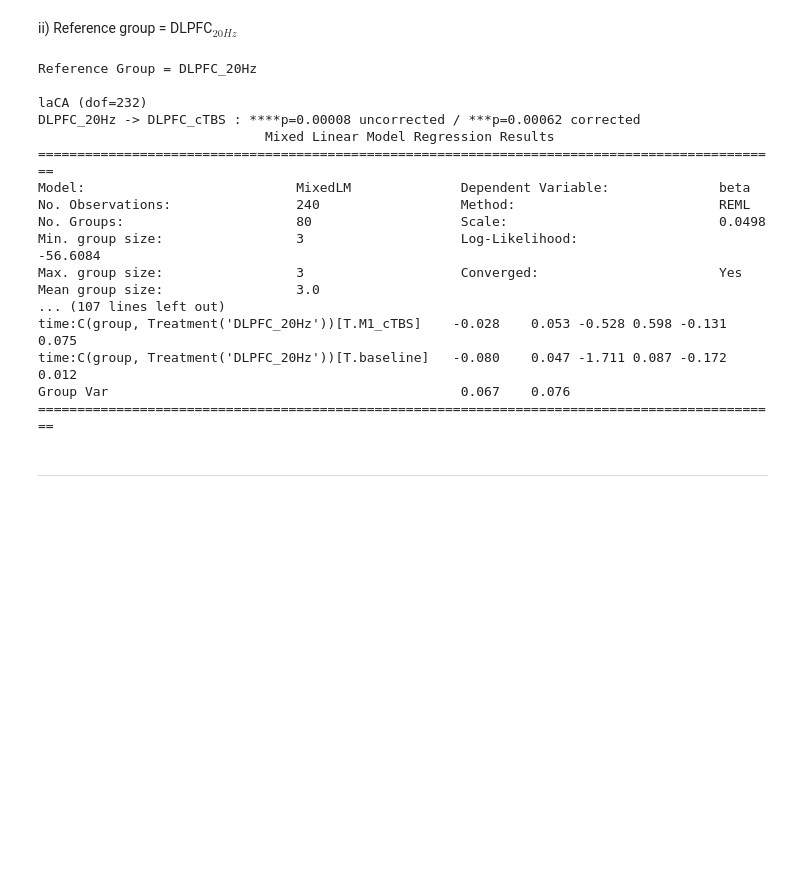
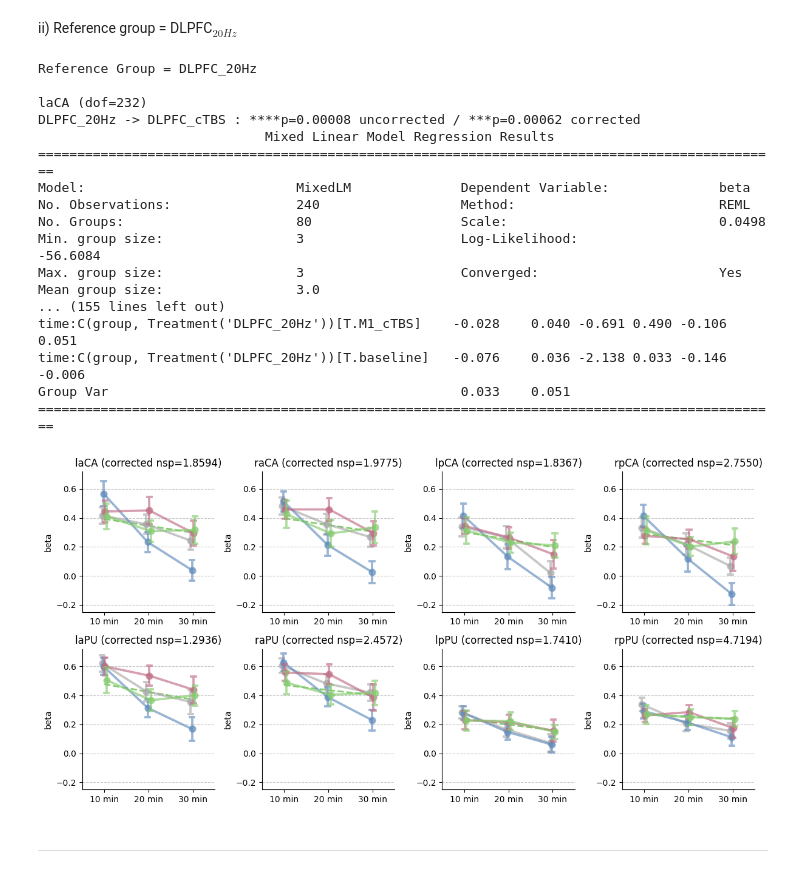
Before and after one commit to psb629/CommonLab, a Jupyter notebook: GP/scripts/LME.ipynb, the cells around one changed output. Cells and saved outputs as stored; diff of their text form; code cells hidden in the pictures; blank space fills up the shorter version.

```diff
--- a/GP/scripts/LME.ipynb
+++ b/GP/scripts/LME.ipynb
@@ -328,7 +343,6 @@ group_ref = 'DLPFC_20Hz'
 # %%
 fig, axs = plt.subplots(ncols=4, nrows=2, figsize=(12,6))
 axs = np.reshape(axs, -1)
-palette = sns.color_palette("deep", len(list_roi))
 x = np.array([0,1,2])
 
 print('Reference Group = %s\n'%group_ref)
@@ -348,18 +362,23 @@ for ii, roi in enumerate(list_roi):
         x,y,
         label='slope=%.4f'%result.params.time,
         linestyle='--', linewidth=2,
-        color=palette[0] # No-stim
+        color=palette[-1] # DLPFC_20Hz
     )
 
     # *8 means a correction (8 ROIs)
     pval = result.pvalues.time*8
     ax.set_title('%s (corrected %sp=%.4f)'%(roi, convert_pvalue_to_asterisks(pval), pval))
 
-    g = sns.swarmplot(
+    ax.spines['right'].set_visible(False)
+    ax.spines['top'].set_visible(False)
+    ax.grid(axis='y', linestyle='--', alpha=0.7)
+
+    g = sns.pointplot(
         data=df_tmp,
         x='time', y='beta', hue='group', hue_order=list_group,
-        size=3,
-        # color=palette[ii],
+        errorbar='se', capsize=0.1,
+        dodge=True,
+        palette=palette, alpha=0.65,
         ax=ax
     )
     g.legend().remove()
@@ -368,41 +387,42 @@ for ii, roi in enumerate(list_roi):
     g.set_xticklabels(['10 min', '20 min', '30 min'])
     g.set_xlabel('', fontsize=0)
 
-    g.set_ylim([-1,1.5])
+    g.set_ylim([-0.25,.72])
 
     cnt = 0
     for gg in list_group[list_group != group_ref]:
         ss = "time:C(group, Treatment('%s'))[T.%s]"%(group_ref,gg)
         pval = result.pvalues[ss]
         pval_c = pval * 8  # '*8' is a correction factor
         if pval < 0.05:
             print('%s (dof=%d)'%(roi,result.df_resid))
             print('%s -> %s : %sp=%.5f uncorrected / %sp=%.5f corrected'%
                 (group_ref,gg,convert_pvalue_to_asterisks(pval),pval,convert_pvalue_to_asterisks(pval_c),pval_c)
             )
             cnt += 1
     if cnt > 0:
         print(result.summary())
 
 fig.tight_layout()
 # %% [output]
 Reference Group = DLPFC_20Hz
 
 laCA (dof=232)
 DLPFC_20Hz -> DLPFC_cTBS : ****p=0.00008 uncorrected / ***p=0.00062 corrected
                              Mixed Linear Model Regression Results
 ===============================================================================================
 Model:                           MixedLM              Dependent Variable:              beta
 No. Observations:                240                  Method:                          REML
 No. Groups:                      80                   Scale:                           0.0498
 Min. group size:                 3                    Log-Likelihood:                  -56.6084
 Max. group size:                 3                    Converged:                       Yes
 Mean group size:                 3.0
-... (107 lines left out)
-time:C(group, Treatment('DLPFC_20Hz'))[T.M1_cTBS]    -0.028    0.053 -0.528 0.598 -0.131  0.075
-time:C(group, Treatment('DLPFC_20Hz'))[T.baseline]   -0.080    0.047 -1.711 0.087 -0.172  0.012
-Group Var                                             0.067    0.076
+... (155 lines left out)
+time:C(group, Treatment('DLPFC_20Hz'))[T.M1_cTBS]    -0.028    0.040 -0.691 0.490 -0.106  0.051
+time:C(group, Treatment('DLPFC_20Hz'))[T.baseline]   -0.076    0.036 -2.138 0.033 -0.146 -0.006
+Group Var                                             0.033    0.051
 ===============================================================================================
+[figure, added]
 # %% [markdown]
 ---
 # %% [markdown]
```
Also changed, not shown: parts of 3 cells of this notebook.
